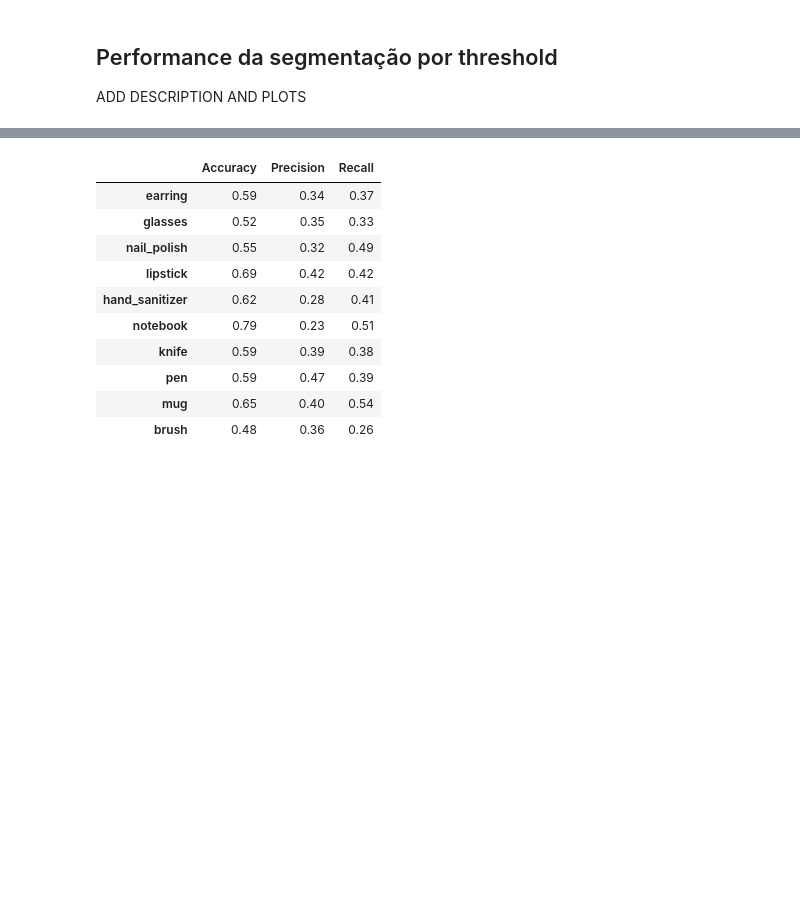
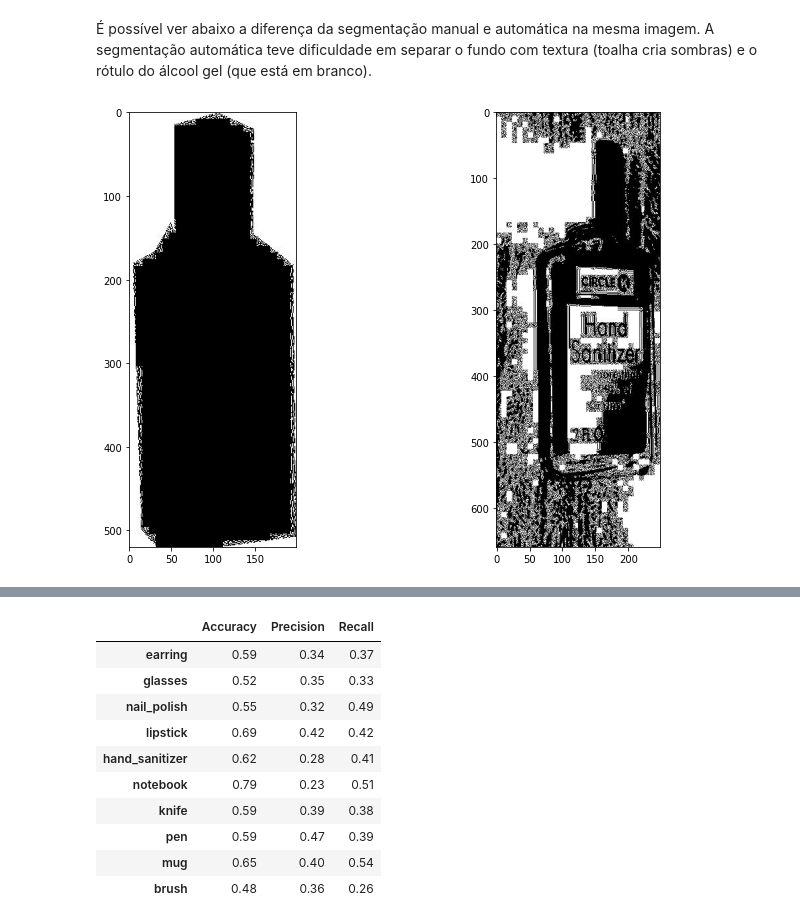
Before and after one commit to iblucher/MAC5768, a Jupyter notebook: ep3-segmentation-and-feret-box.ipynb, the cells around one changed output, grey strips where cells are left out. Saved outputs shown, nothing was run; the diff lists cells and outputs as text; code cells hidden in the pictures; blank space fills up the shorter version.

```diff
--- a/ep3-segmentation-and-feret-box.ipynb
+++ b/ep3-segmentation-and-feret-box.ipynb
@@ -143,7 +166,18 @@ for filename in SEGMENTED_DATASET_PATH.rglob('*'):
         feret_box_flipped = flip_binary_img(feret_box_img)
         uint8_feret_box_img = img_as_ubyte(feret_box_flipped)
         io.imsave(f'{box_path}/{tail}', uint8_feret_box_img, check_contrast=False)
-# %% [markdown]
-## Performance da segmentação por threshold
-
-ADD DESCRIPTION AND PLOTS
+# %%
+EXAMPLE_IMAGE_GT_BOX_PATH = Path('ground_truth_feret_box/') / 'hand_sanitizer' / 'gt_IMG_0829.JPG'
+example_gt_box_img = io.imread(EXAMPLE_IMAGE_GT_BOX_PATH)
+
+EXAMPLE_IMAGE_SEG_BOX_PATH = Path('segmented_feret_box/') / 'hand_sanitizer' / 'IMG_0829.JPG'
+example_seg_box_img = io.imread(EXAMPLE_IMAGE_SEG_BOX_PATH)
+# %% [markdown]
+É possível ver abaixo a diferença da segmentação manual e automática na mesma imagem. A segmentação automática teve dificuldade em separar o fundo com textura (toalha cria sombras) e o rótulo do álcool gel (que está em branco).
+# %%
+fig, axes = plt.subplots(nrows=1, ncols=2, figsize=(12, 8))
+
+axes[0].imshow(example_gt_box_img, cmap='gray')
+axes[1].imshow(example_seg_box_img, cmap='gray');
+# %% [output]
+[figure, added]
```
Also changed, not shown: parts of 13 cells of this notebook, 1 other file.
